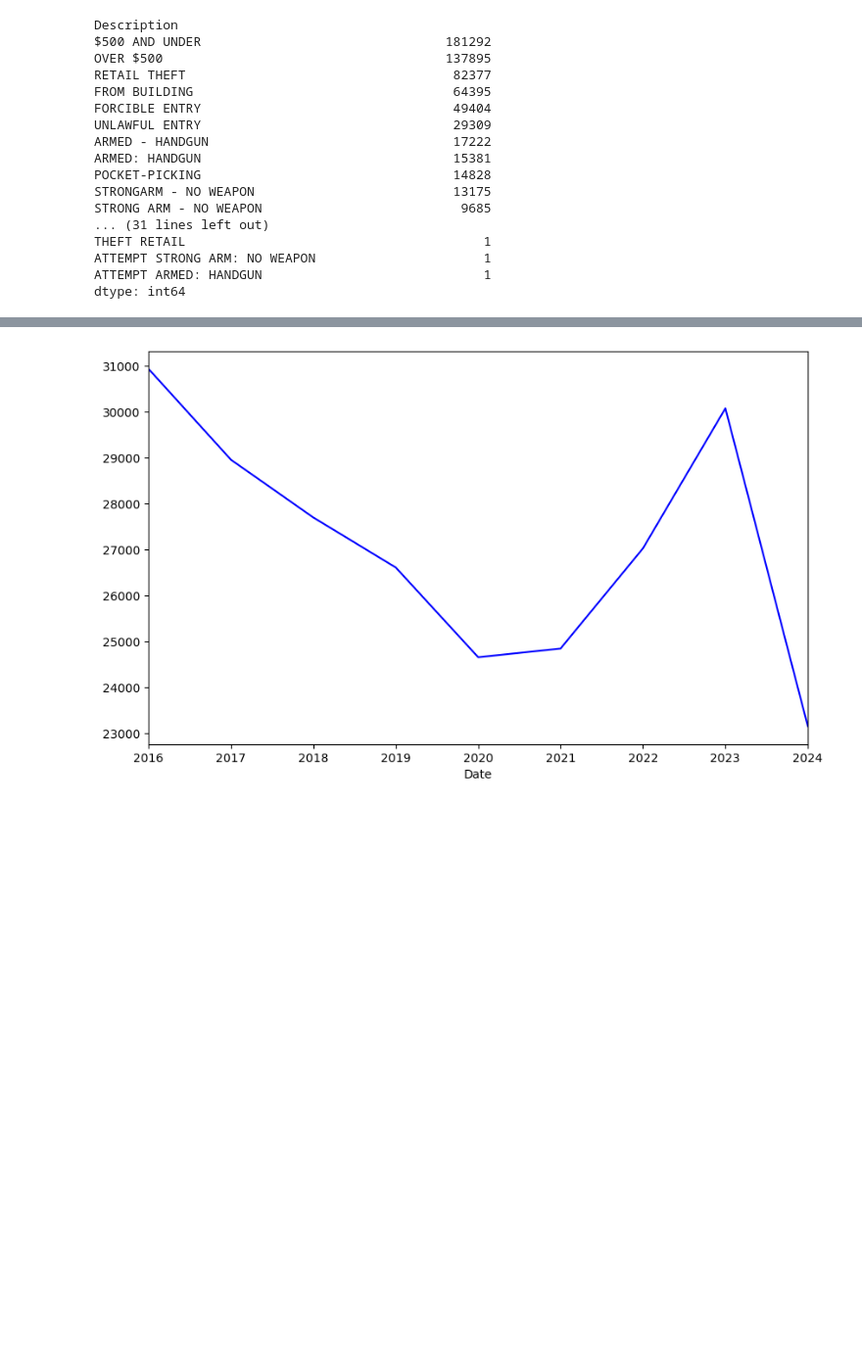
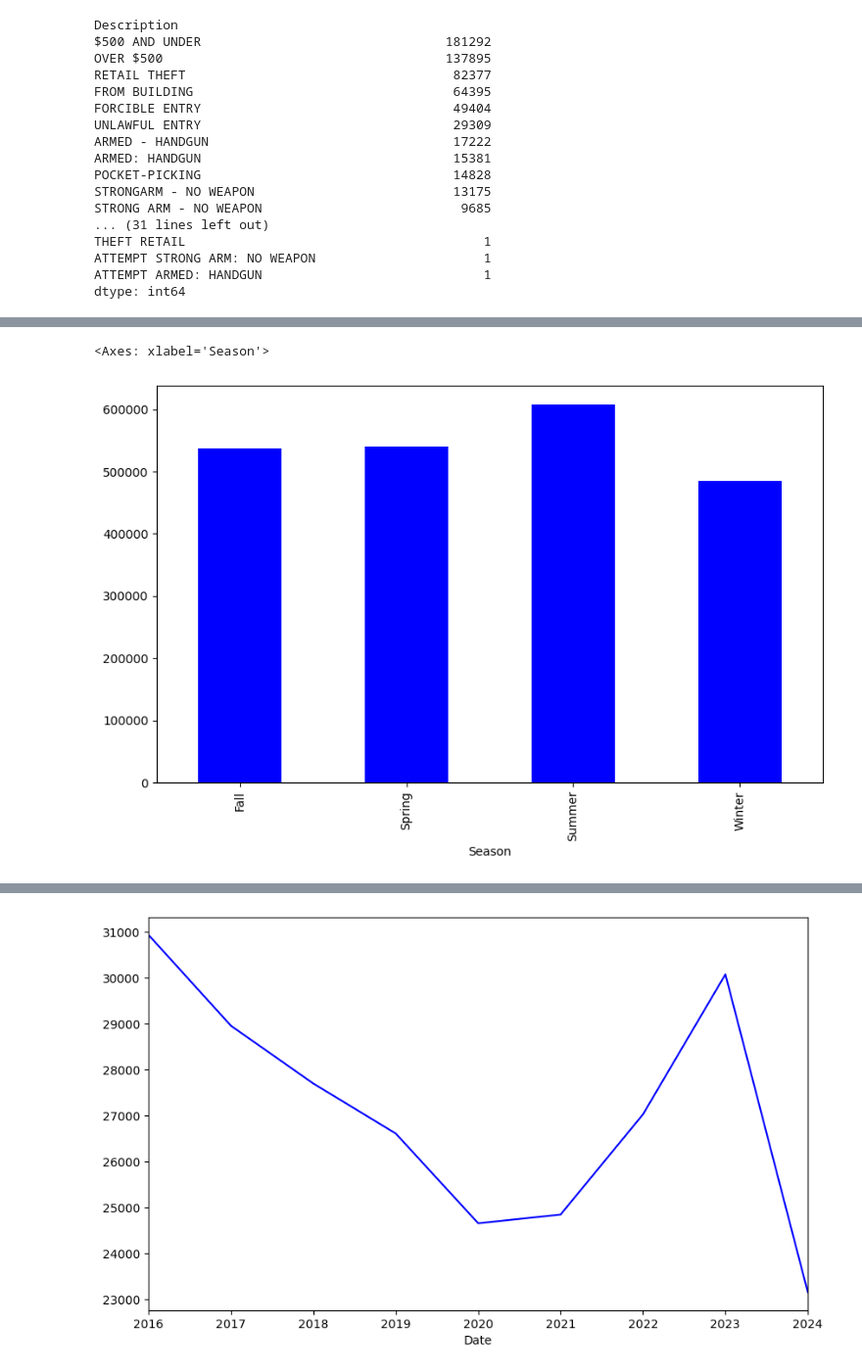
Before and after one commit to QJones76/team-project-1, a Jupyter notebook: Marks_Chicago_Crime.ipynb, the cells around one changed output, grey strips where cells are left out. Shown: that part at 98% size. Drawn from its saved outputs; the diff is of its cells as text; code cells hidden in the pictures; blank space fills up the shorter version.

Commit message:
added seasons_arrests.ipynb

```diff
--- a/Marks_Chicago_Crime.ipynb
+++ b/Marks_Chicago_Crime.ipynb
@@ -177,5 +178,27 @@ dtype: int64
 # %%
 df['Date'] = pd.to_datetime(df['Date'], format='%m/%d/%Y %I:%M:%S %p')
 # %%
-criminal_damage = df[df['Primary Type'] == 'CRIMINAL DAMAGE']
-criminal_daamge.plot(
+# Next, define pandemic periods
+df['Pandemic Period'] = pd.cut(
+    df['Date'],
+    bins=[
+        pd.Timestamp('2017-01-01'),
+        pd.Timestamp('2020-01-31'),
+        pd.Timestamp('2023-05-11'),
+        pd.Timestamp('2024-10-25'),
+    ],
+    labels=['Before Pandemic', 'During Pandemic', 'After Pandemic'],
+    right = False # This makes the right edge of each bin exclusive
+)
+# Basic stats and summary by period
+print(df.info())
+print(df.groupby('Pandemic Period').size())
+
+# Filter data for relevant columns
+crime_location_data = df[['Date', 'Primary Type', 'Block', 'Latitude', 'Longitude', 'Pandemic Period']].dropna()
+
+crime_location_data = crime_location_data[
+    (crime_location_data['Latitude'] != 0.0) & # Removes any undifined/missing latitude values
+    (crime_location_data['Longitude'] != 0.0) & # Removes any undifined/missing longitude values
+    (crime_location_data['Latitude'] > 37.0) # Removes unfortunate outlier
+]
@@ -181,0 +223,20 @@ criminal_daamge.plot(
+# %%
+df['Season'] = np.where(df['Date'].dt.month == 1, 'Winter',
+                      np.where(df['Date'].dt.month == 2, 'Winter',
+                      np.where(df['Date'].dt.month == 3, 'Spring',
+                      np.where(df['Date'].dt.month == 4, 'Spring',
+                      np.where(df['Date'].dt.month == 5, 'Spring',
+                      np.where(df['Date'].dt.month == 6, 'Summer',
+                      np.where(df['Date'].dt.month == 7, 'Summer',
+                      np.where(df['Date'].dt.month == 8, 'Summer',
+                      np.where(df['Date'].dt.month == 9, 'Fall',
+                      np.where(df['Date'].dt.month == 10, 'Fall',
+                      np.where(df['Date'].dt.month == 11, 'Fall',
+                      np.where(df['Date'].dt.month == 12, 'Winter', 'Unknown'))))))))))))
+# %%
+df.head()
+season_count = df.groupby( 'Season').size()
+season_count.plot(kind='bar', figsize=(10,6), color='blue')
+# %% [output]
+<Axes: xlabel='Season'>
+[figure, added]
```
Also changed, not shown: parts of 14 cells of this notebook, 2 other files.
